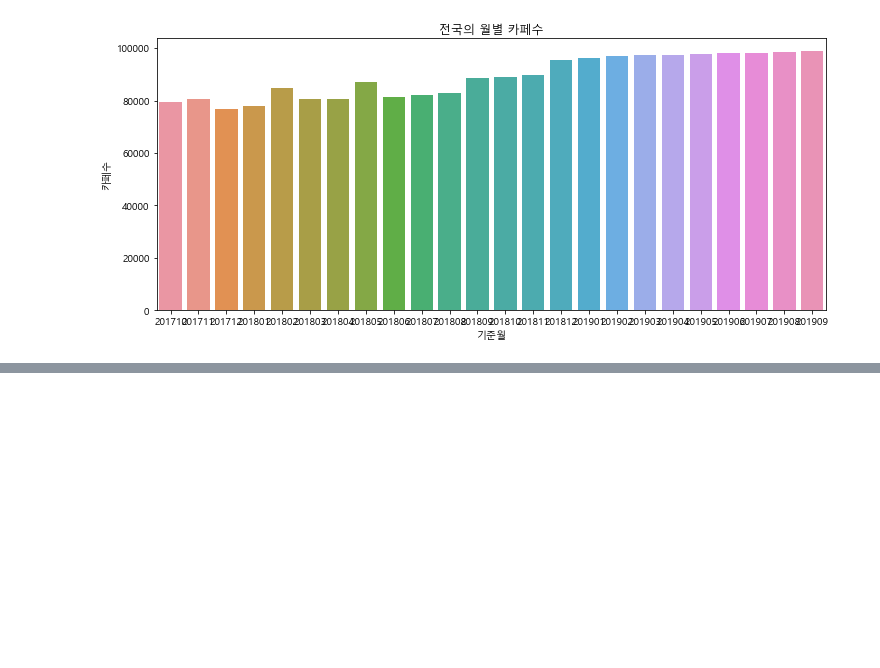
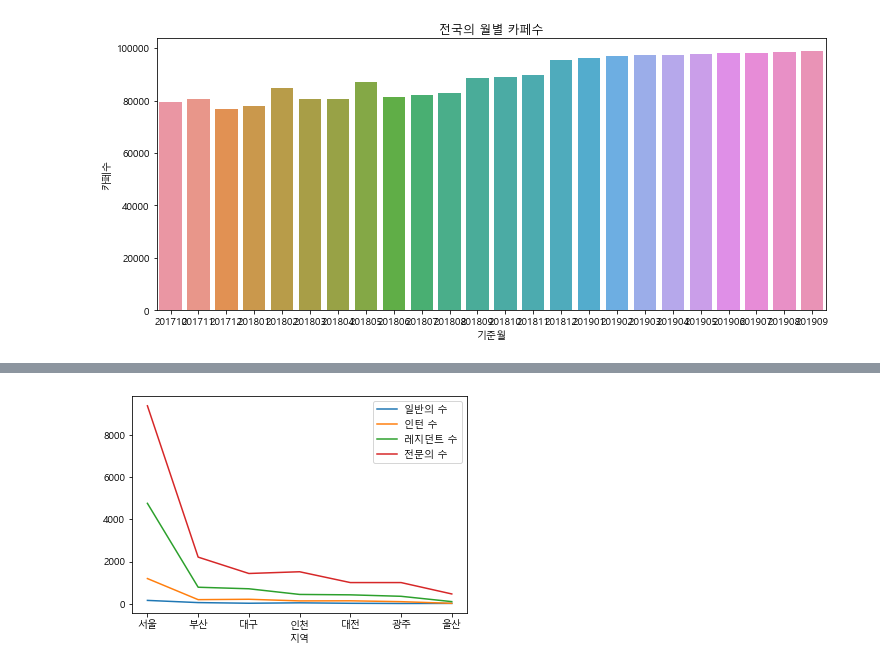
Before and after one commit to EGEG1212/Data-Analysis-2020, a Jupyter notebook: 04.Visual/05a.문제201116.ipynb, the cells around one changed output, grey strips where cells are left out. Cells and saved outputs as stored; diff of their text form; code cells hidden in the pictures; blank space fills up the shorter version.

```diff
--- a/04.Visual/05a.문제201116.ipynb
+++ b/04.Visual/05a.문제201116.ipynb
@@ -106,0 +203,6 @@ axis_range = plt.axis('scaled')
+# %%
+# 이방법으로 만들면 이름, 색깔, 형태등 변경이 어려운 것 같다.
+g.plot()
+plt.show()
+# %% [output]
+[figure, added]
```
Also changed, not shown: parts of 20 cells of this notebook.
